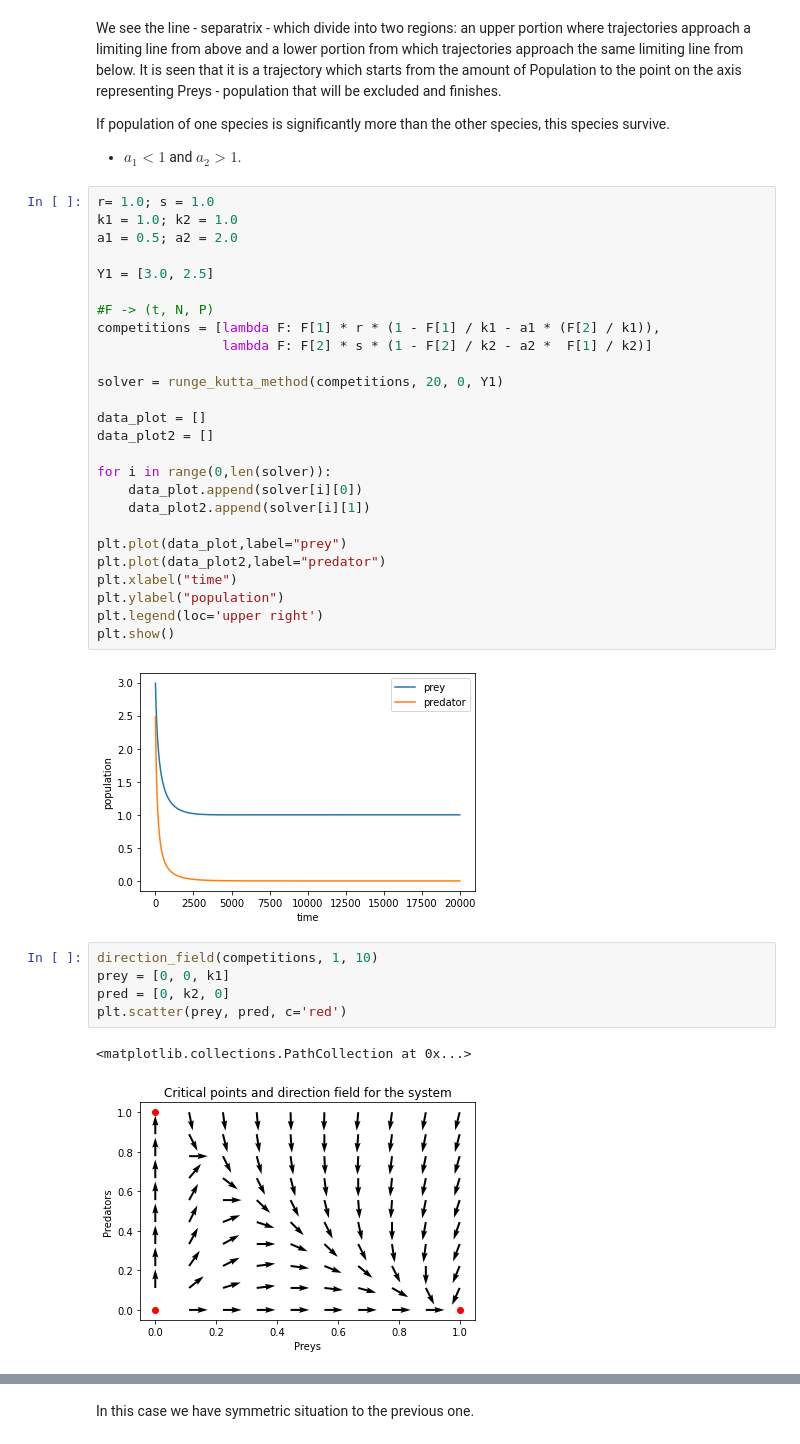
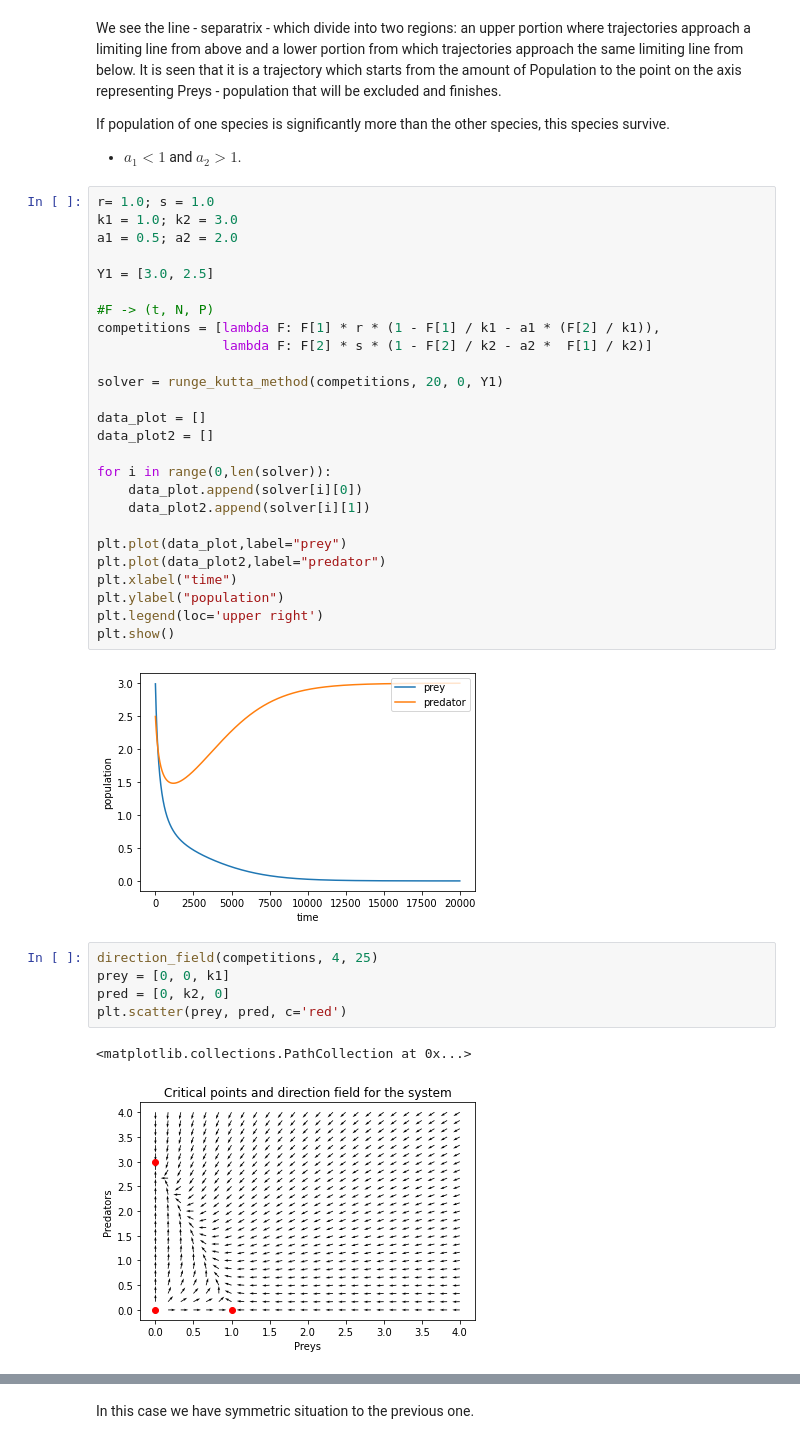
Before and after one commit to Deneverhad/Lotka, a Jupyter notebook: Lotka-Voltera.ipynb, the cells around one changed output, grey strips where cells are left out. Drawn from its saved outputs; the diff is of its cells as text.

```diff
--- a/Lotka-Voltera.ipynb
+++ b/Lotka-Voltera.ipynb
@@ -375,7 +375,7 @@ If population of one species is significantly more than the other species, this
 - $ a_1 < 1 $ and $ a_2 > 1 $.
 # %%
 r= 1.0; s = 1.0
-k1 = 1.0; k2 = 1.0
+k1 = 1.0; k2 = 3.0
 a1 = 0.5; a2 = 2.0
 
 Y1 = [3.0, 2.5]
@@ -400,13 +400,13 @@ plt.ylabel("population")
 plt.legend(loc='upper right')
 plt.show()
 # %% [output]
-[figure, old version]
+[figure, new version]
 # %%
-direction_field(competitions, 1, 10)
+direction_field(competitions, 4, 25)
 prey = [0, 0, k1]
 pred = [0, k2, 0]
 plt.scatter(prey, pred, c='red')
 # %% [output]
 <matplotlib.collections.PathCollection at 0x...>
-[figure, old version]
+[figure, new version]
 # %%
```
Also changed, not shown: parts of 9 cells of this notebook.
